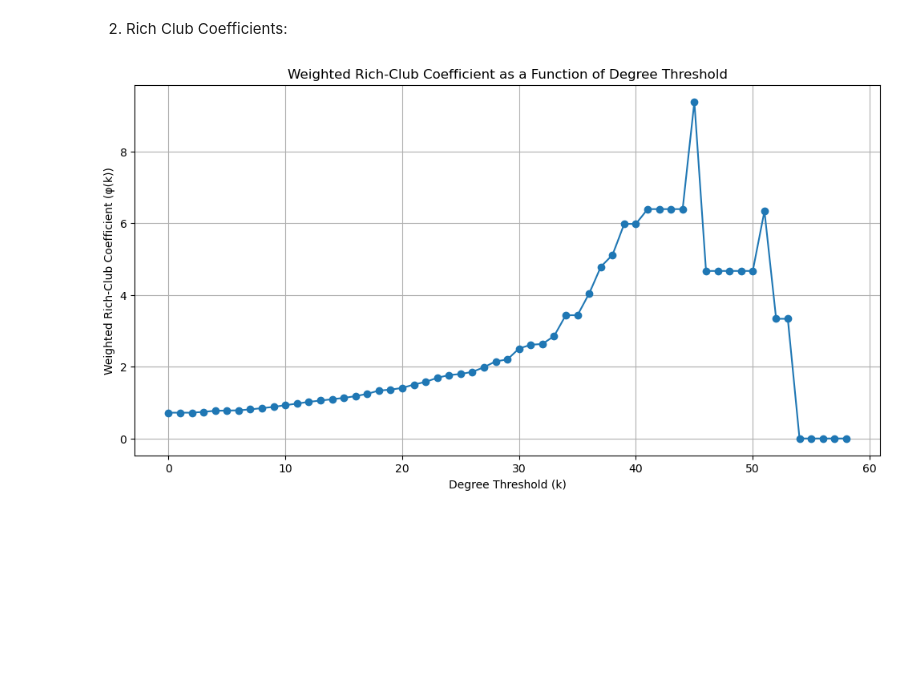
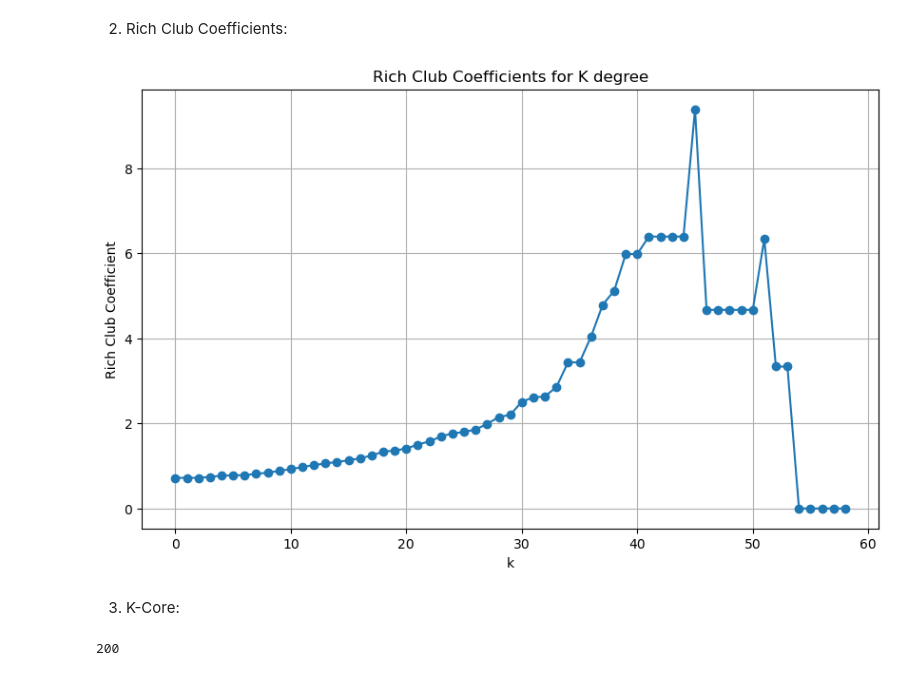
Before and after one commit to chenlrv/brain-networks-and-graphs, a Jupyter notebook: assignment.ipynb, the cells around one changed output. Drawn from its saved outputs; the diff is of its cells as text; code cells hidden in the pictures; blank space fills up the shorter version.

Commit message:
Plots

```diff
--- a/assignment.ipynb
+++ b/assignment.ipynb
@@ -82,9 +81,7 @@ import numpy as np
 import matplotlib.pyplot as plt
 
 def calculate_rich_club_coefficient(matrix, k):
-
     degrees = np.sum(matrix > 0, axis=1)
-
     rich_nodes = np.where(degrees > k)[0]
 
     subgraph = matrix[np.ix_(rich_nodes, rich_nodes)]
@@ -97,19 +94,25 @@ def calculate_rich_club_coefficient(matrix, k):
 
     max_edges = N_greater_k * (N_greater_k - 1) / 2
 
-    phi_k = E_greater_k / max_edges
+    phi_k = (2 * E_greater_k) / (N_greater_k * (N_greater_k - 1))
 
     return phi_k
 # %%
 max_degree = np.max(node_degree)
 rich_club_coefficients = [calculate_rich_club_coefficient(structural_matrix, k) for k in range(max_degree + 1)]
 # %%
-plt.figure(figsize=(12, 6))
-plt.plot(range(max_degree + 1), rich_club_coefficients, marker='o')
-plt.title('Weighted Rich-Club Coefficient as a Function of Degree Threshold')
-plt.xlabel('Degree Threshold (k)')
-plt.ylabel('Weighted Rich-Club Coefficient (φ(k))')
+import matplotlib.pyplot as plt
+
+k_values = range(max_degree + 1)
+
+plt.figure(figsize=(10, 6))
+plt.plot(k_values, rich_club_coefficients, marker='o')
+plt.xlabel('k')
+plt.ylabel('Rich Club Coefficient')
+plt.title('Rich Club Coefficients for K degree')
 plt.grid(True)
 plt.show()
 # %% [output]
-[figure, old version]
+[figure, new version]
+# %% [markdown]
+3. K-Core:
@@ -115,0 +131,4 @@ plt.show()
+# %%
+node_counts[-1]
+# %% [output]
+200
```
Also changed, not shown: parts of 11 cells of this notebook.
